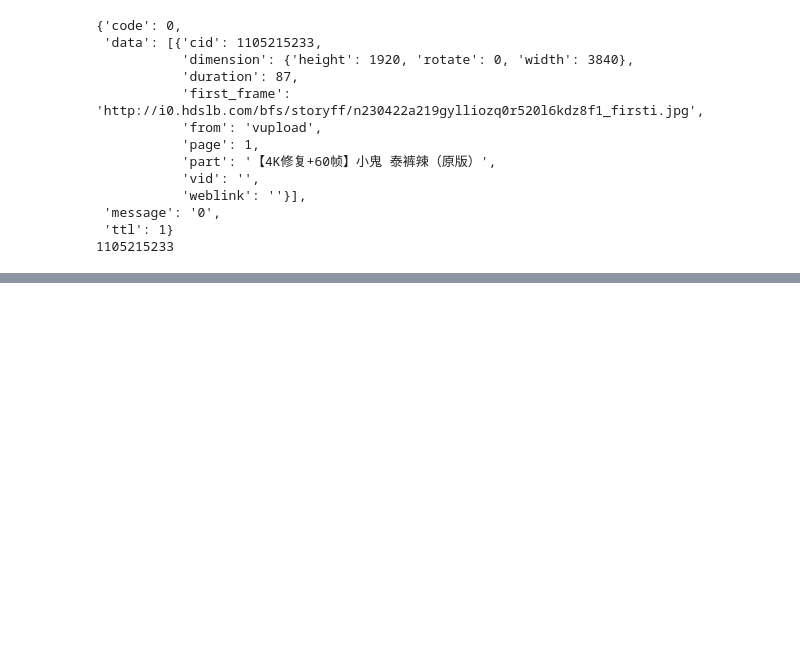
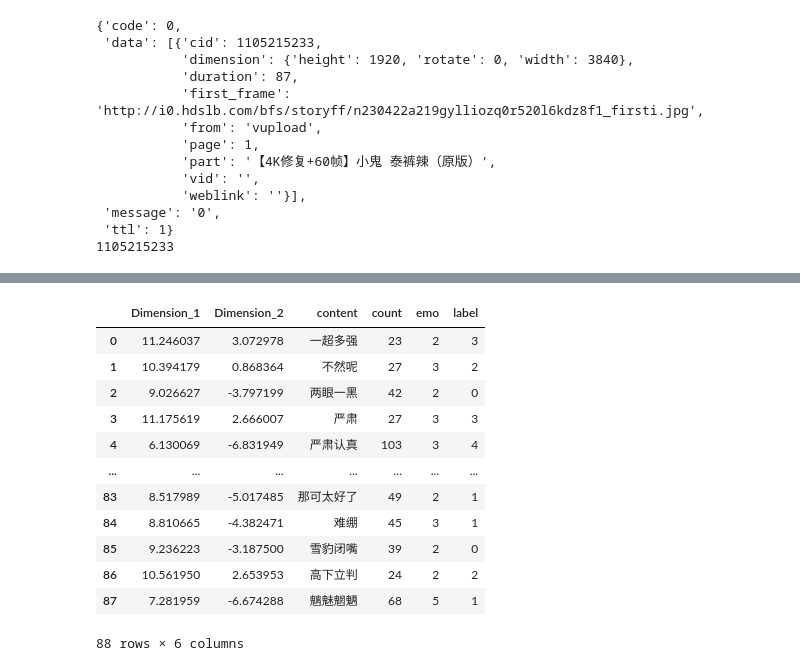
Before and after one commit to minecrafd/arts1422, a Jupyter notebook: sample_danmu.ipynb, the cells around one changed output, grey strips where cells are left out. Drawn from its saved outputs; the diff is of its cells as text; code cells hidden in the pictures; blank space fills up the shorter version.

```diff
--- a/sample_danmu.ipynb
+++ b/sample_danmu.ipynb
@@ -269,8 +286,15 @@ whole_related_df
 # %%
 # whole_count = whole_related_df['content'].value_counts()
 # whole_count = pd.DataFrame({'content': whole_count.index, 'count': whole_count.values})
+filtered_whole = whole_related_df[whole_related_df['progress'] > 20000]
+count = len(filtered_whole)
+li = [len(whole_related_df), count]
+li = pd.DataFrame(li)
+li = li.T
+li.columns=['sum', 'recent']
+li.to_csv('datasum.csv', index=False)
 whole_count = whole_related_df.groupby('content').agg({'id': 'sum', 'content': 'size'}).rename(columns={'content': 'count'}).reset_index()
-mask = whole_count['count'].values <= 5
+mask = whole_count['count'].values <= 20
 whole_count = whole_count[~mask]
 whole_count
 whole_count['emo'] = whole_count['content'].apply(get_sentiment)
@@ -283,13 +328,17 @@ whole_count
 # 使用t-SNE进行降维
 mask = whole_count['content'].str.len() <= 1
 whole_count = whole_count[~mask]
-tsne = TSNE(n_components=2, random_state=42)
+tsne = TSNE(n_components=2, random_state=2)
+pca = PCA(n_components = 2)
+#embedding = pca.fit_transform(whole_count.drop('content', axis=1))
 embedding = tsne.fit_transform(whole_count.drop('content', axis=1))
 
 # 创建降维后的DataFrame
-df_tsne = pd.DataFrame(embedding, columns=['Dimension 1', 'Dimension 2'])
+df_tsne = pd.DataFrame(embedding, columns=['Dimension_1', 'Dimension_2'])
+#df_tsne['Dimension_1'] /= 10000000000
 whole_count.index = df_tsne.index
 df_tsne['content'] = whole_count['content']
 df_tsne['count'] = whole_count['count']
+df_tsne['emo'] = df_tsne['content'].apply(get_sentiment)
 df_tsne.to_csv("tsne.csv")
-df_tsne
+print(df_tsne)
@@ -296,3 +360,28 @@ df_tsne
+# %%
+# 聚类
+features = df_tsne[['Dimension_1', 'Dimension_2']]
+
+# 使用K-means进行聚类
+kmeans = KMeans(n_clusters=5)
+labels = kmeans.fit_predict(features)
+
+# 将标签添加到DataFrame的新列'label'中
+df_tsne['label'] = labels
+df_tsne
+# %% [output]
+|  | Dimension_1 | Dimension_2 | content | count | emo | label |
+| 0 | 11.246037 | 3.072978 | 一超多强 | 23 | 2 | 3 |
+| 1 | 10.394179 | 0.868364 | 不然呢 | 27 | 3 | 2 |
+| 2 | 9.026627 | -3.797199 | 两眼一黑 | 42 | 2 | 0 |
+| 3 | 11.175619 | 2.666007 | 严肃 | 27 | 3 | 3 |
+| 4 | 6.130069 | -6.831949 | 严肃认真 | 103 | 3 | 4 |
+| ... | ... | ... | ... | ... | ... | ... |
+| 83 | 8.517989 | -5.017485 | 那可太好了 | 49 | 2 | 1 |
+| 84 | 8.810665 | -4.382471 | 难绷 | 45 | 3 | 1 |
+| 85 | 9.236223 | -3.187500 | 雪豹闭嘴 | 39 | 2 | 0 |
+| 86 | 10.561950 | 2.653953 | 高下立判 | 24 | 2 | 2 |
+| 87 | 7.281959 | -6.674288 | 魑魅魍魉 | 68 | 5 | 1 |
+88 rows × 6 columns
 # %%
 #河流图
 index = 0
```
Also changed, not shown: parts of 24 cells of this notebook, 57 other files.
